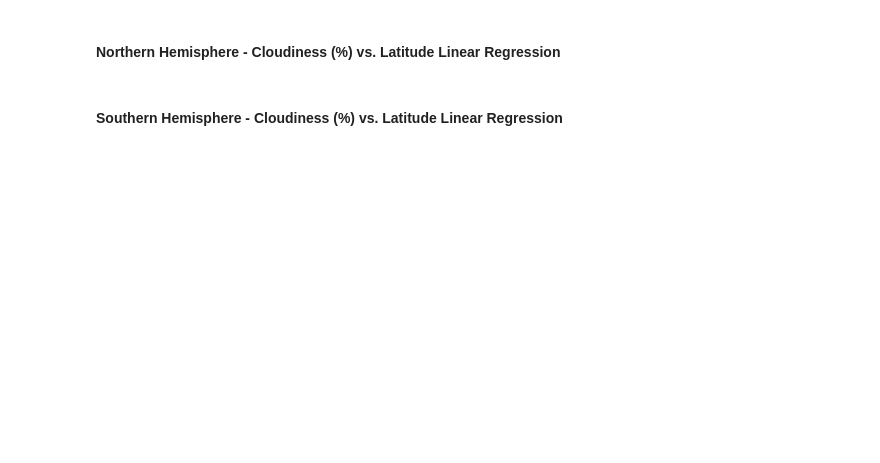
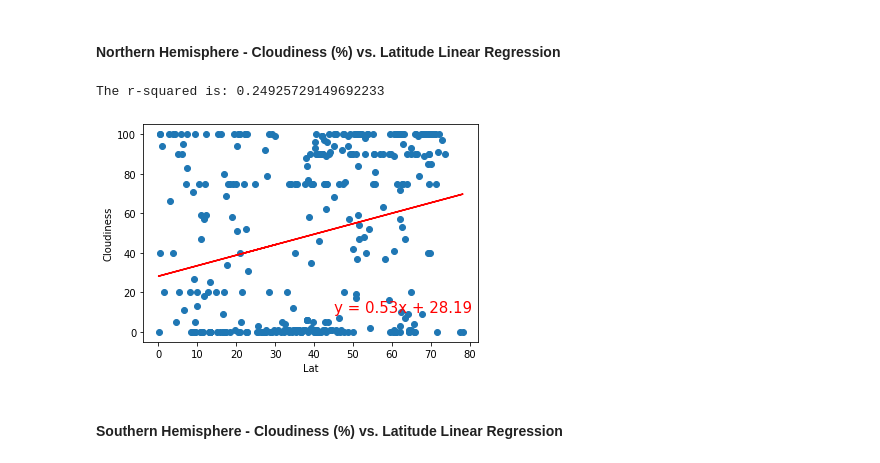
Before and after one commit to abarnatan/python-api-challenge, a Jupyter notebook: WeatherPy/WeatherPy.ipynb, the cells around one changed output. Cells and saved outputs as stored; diff of their text form; code cells hidden in the pictures; blank space fills up the shorter version.

```diff
--- a/WeatherPy/WeatherPy.ipynb
+++ b/WeatherPy/WeatherPy.ipynb
@@ -311,4 +323,12 @@ The r-squared is: 0.34635863861617966
 # %% [markdown]
 ####  Northern Hemisphere - Cloudiness (%) vs. Latitude Linear Regression
+# %%
+xlbl = "Lat"
+ylbl = "Cloudiness"
+lblpos = (45,10)
+plotLinearRegression(nothern[xlbl],nothern[ylbl],xlbl,ylbl,lblpos,7)
+# %% [output]
+The r-squared is: 0.24925729149692233
+[figure, added]
 # %% [markdown]
 ####  Southern Hemisphere - Cloudiness (%) vs. Latitude Linear Regression
```
Also changed, not shown: parts of 10 cells of this notebook, 5 other files.
